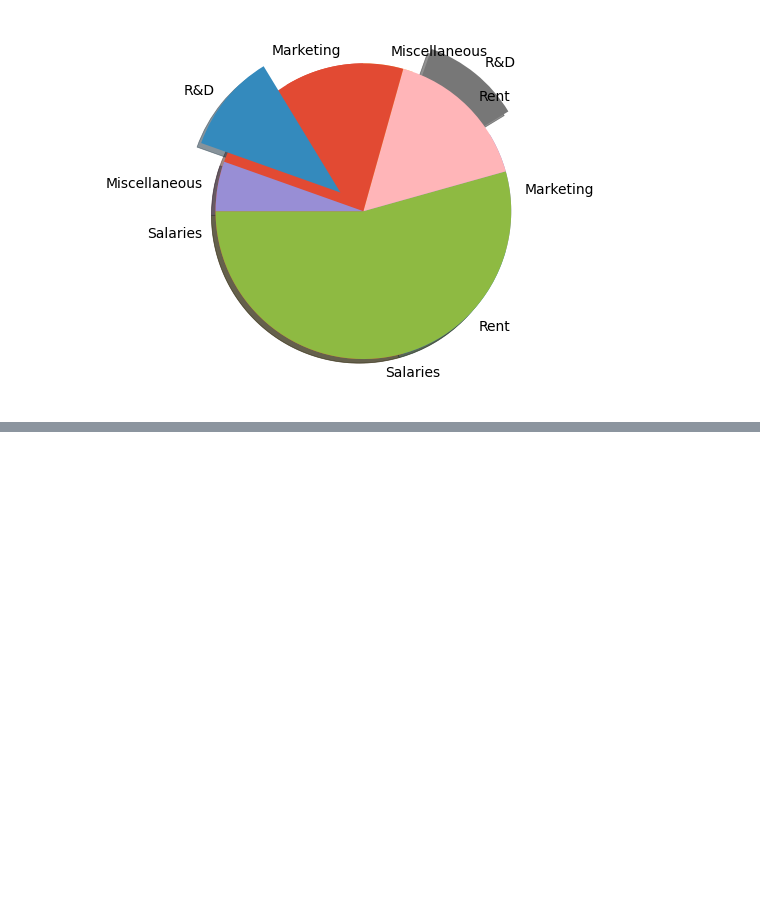
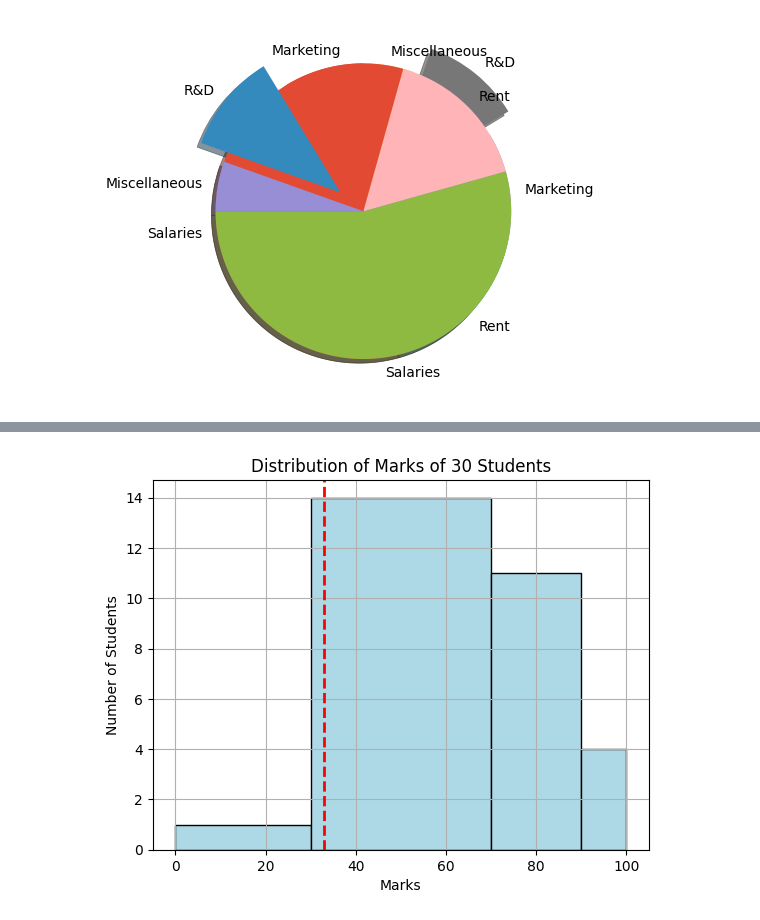
Before and after one commit to JAMPANI-MAHATHI2004/DS-ML, a Jupyter notebook: matplotlib/matplotlib.ipynb, the cells around one changed output, grey strips where cells are left out. Saved outputs shown, nothing was run; the diff lists cells and outputs as text; code cells hidden in the pictures; blank space fills up the shorter version.

```diff
--- a/matplotlib/matplotlib.ipynb
+++ b/matplotlib/matplotlib.ipynb
@@ -326,0 +427,36 @@ plt.pie(amounts, labels=expenses, explode=explode, shadow=True, startangle=180)
+# %%
+# axv line
+
+"""axv line is used to draw a vertical reference line on a plot,
+commom to mark cutoffs, averages, pass marks, or thresholds."""
+
+marks = [
+    25, 38, 42, 55, 61, 67, 72, 78, 83, 88,
+    91, 95, 47, 53, 59, 64, 69, 74, 79, 85,
+    92, 97, 33, 45, 58, 62, 71, 76, 81, 89
+]
+
+# custom bins
+bins = [0, 30, 70, 90, 100]
+plt.hist(
+    marks,
+    bins=bins,
+    edgecolor="black",
+    color="lightblue"
+)
+
+# line at passing marks - 33
+plt.axvline(
+    x=33,
+    color="red",
+    linestyle="--",
+    linewidth=2,
+    label="Pass Mark (33)"
+)
+
+plt.xlabel("Marks")
+plt.ylabel("Number of Students")
+plt.title("Distribution of Marks of 30 Students")
+plt.grid(True)
+# %% [output]
+[figure, added]
```
Also changed, not shown: parts of 13 cells of this notebook.
